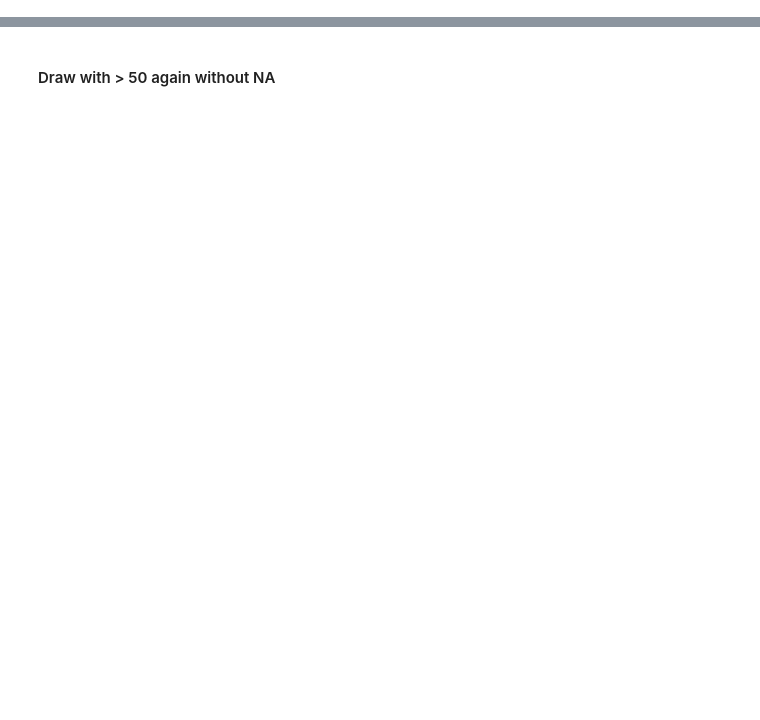
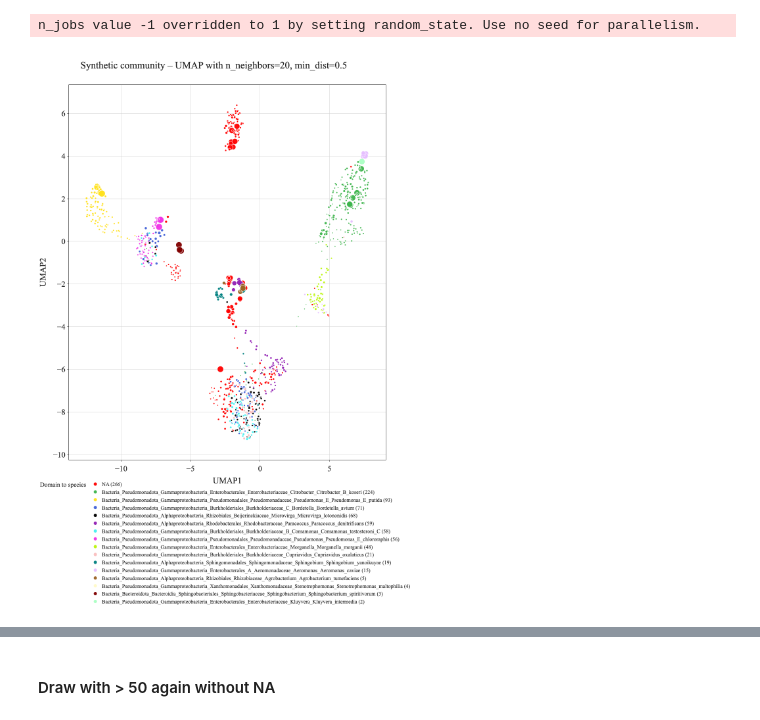
Before and after one commit to melinamarkkanen/Methylation, a Jupyter notebook: notebooks/UMAP_analysis_HAMBI.ipynb, the cells around one changed output, grey strips where cells are left out. Cells and saved outputs as stored; diff of their text form; code cells hidden in the pictures; blank space fills up the shorter version.

```diff
--- a/notebooks/UMAP_analysis_HAMBI.ipynb
+++ b/notebooks/UMAP_analysis_HAMBI.ipynb
@@ -65,11 +82,0 @@ df_lengths.head()
-# %%
-## Append to merged_data.tsv
-df_ext = df.copy()
-
-# Reorder to match
-df_ordered = df_lengths.loc[df_ext.index]
-
-df_lengths = pd.concat([df_ext, df_ordered], axis=1)
-df_lengths.tail()
-df = df_lengths.copy()
-df.head()
@@ -1150,74 +451,56 @@ for n in n_neighbors:
 
         column = 'Domain to species'
         mod_counts_UMAP_df['Domain to species'] = mod_counts_UMAP_df['Domain to species'].fillna('NA')
 
         value_counts = mod_counts_UMAP_df[column].value_counts().to_dict()
 
         mod_counts_UMAP_df[f'{column}_with_counts'] = mod_counts_UMAP_df[column].apply(lambda x: f'{x} ({value_counts[x]})')
 
         mod_counts_UMAP_df['count'] = mod_counts_UMAP_df[column].map(value_counts)
         mod_counts_UMAP_df = mod_counts_UMAP_df.sort_values(by=['count'], ascending=False)
 
         mod_counts_UMAP_df[f'{column}_with_counts'] = pd.Categorical(
             mod_counts_UMAP_df[f'{column}_with_counts'],
             categories=mod_counts_UMAP_df[f'{column}_with_counts'].unique(),
             ordered=True
         )
 
         fig = px.scatter(mod_counts_UMAP_df,
                             x='UMAP1',
                             y='UMAP2',
                             labels={f'{column}_with_counts': column},
                             color=f'{column}_with_counts',
-                            title=f' HAMBI - UMAP with n_neighbors={n}, min_dist={m}',
+                            title=f' Synthetic community – UMAP with n_neighbors={n}, min_dist={m}',
                             color_discrete_sequence=custom_colors,
                             opacity=0.95,
                             hover_data={'Domain to species': True, 'Domain to genus': True,
                                         'element': True, 'contig': True},
                         size = 'contig_length_sqrt'
-                        )
-        title = f' HAMBI - UMAP with n_neighbors={n}, min_dist={m}'
-        fig.update_layout(
-            height=1700,
-            width=1200,
-            title_text=title,
-            showlegend=True,
+        )
+        title = f' Synthetic community – UMAP with n_neighbors={n}, min_dist={m}'
+
+        fig.update_layout(font=dict(family="Times New Roman"),
+            title=dict(text=title, font=dict(size=30), x=0.47, xanchor='center'),
+            height=1700, width=1200, template='simple_white', showlegend=True,
             legend=dict(
-                x=0.5,
-                y=-0.1,
-                traceorder="normal",
-                xanchor='center',
-                yanchor='top',
-                orientation='h'
-            ),
-            template='simple_white',
-            xaxis=dict(
-                showgrid=True,
-                gridcolor='lightgray',
-                zeroline=False,
-                showline=True,
-                linecolor='black',
-                linewidth=1,
-                mirror=True
-            ),
-            yaxis=dict(
-                showgrid=True,
-                gridcolor='lightgray',
-                zeroline=False,
-                showline=True,
-                linecolor='black',
-                linewidth=1,
-                mirror=True
-            )
-        )
+                font=dict(size=16), x=0.5, y=-0.05, traceorder="normal", xanchor='center', yanchor='top', orientation='h'),
+            xaxis=dict(title_font=dict(size=26), tickfont=dict(size=24),
+                       showgrid=True, gridcolor='lightgray', zeroline=False, showline=True, linecolor='black', linewidth=1, mirror=True),
+            yaxis=dict(title_font=dict(size=26), tickfont=dict(size=24), showgrid=True, gridcolor='lightgray',
+                       zeroline=False, showline=True, linecolor='black', linewidth=1, mirror=True))
+
         fig.show()
-        #fig.write_image(f'UMAP_HAMBI/UMAP_{n}_{m}_filtered_by_50_mod_counts.png')
-        #fig.write_html(f'UMAP_HAMBI/UMAP_{n}_{m}_filtered_by_50_mod_counts.html')
+        fig.write_image(f'UMAP_HAMBI/UMAP_{n}_{m}_above50_mod_counts.png')
+        fig.write_image(f'UMAP_HAMBI/UMAP_{n}_{m}_above50_mod_counts.svg')
+        fig.write_html(f'UMAP_HAMBI/UMAP_{n}_{m}_above50_mod_counts.html')
 
-        #fig.write_image(f'UMAP_HAMBI/UMAP_{n}_{m}_filtered_by_100_mod_counts.png')
-        #fig.write_html(f'UMAP_HAMBI/UMAP_{n}_{m}_filtered_by_100_mod_counts.html')
-        #fig.write_image(f'UMAP_HAMBI/UMAP_{n}_{m}_filtered_by_200_mod_counts.png')
-        #fig.write_html(f'UMAP_HAMBI/UMAP_{n}_{m}_filtered_by_200_mod_counts.html')
-        #fig.write_image(f'UMAP_HAMBI/UMAP_{n}_{m}_filtered_by_500_mod_counts.png')
-        #fig.write_html(f'UMAP_HAMBI/UMAP_{n}_{m}_filtered_by_500_mod_counts.html')
+        #fig.write_image(f'UMAP_HAMBI/UMAP_{n}_{m}_above100_mod_counts.png')
+        #fig.write_html(f'UMAP_HAMBI/UMAP_{n}_{m}_above100_mod_counts.html')
+        #fig.write_image(f'UMAP_HAMBI/UMAP_{n}_{m}_above200_mod_counts.png')
+        #fig.write_html(f'UMAP_HAMBI/UMAP_{n}_{m}_above200_mod_counts.html')
+        #fig.write_image(f'UMAP_HAMBI/UMAP_{n}_{m}_above500_mod_counts.png')
+        #fig.write_html(f'UMAP_HAMBI/UMAP_{n}_{m}_above500_mod_counts.html')
+# %% [output]
+n_jobs value -1 overridden to 1 by setting random_state. Use no seed for parallelism.
+[figure, added]
 # %% [markdown]
```
Also changed, not shown: parts of 101 cells of this notebook, 2 other files.
